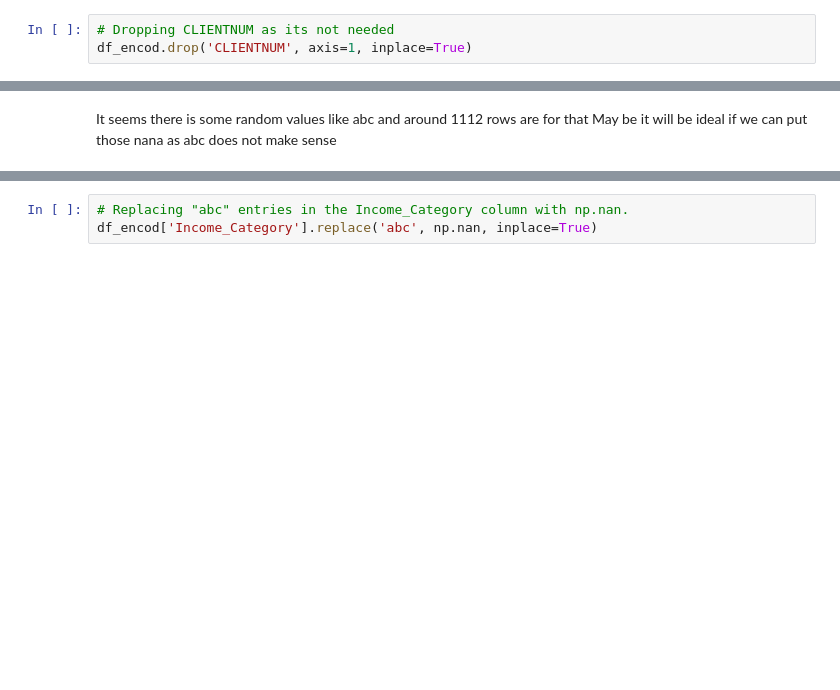
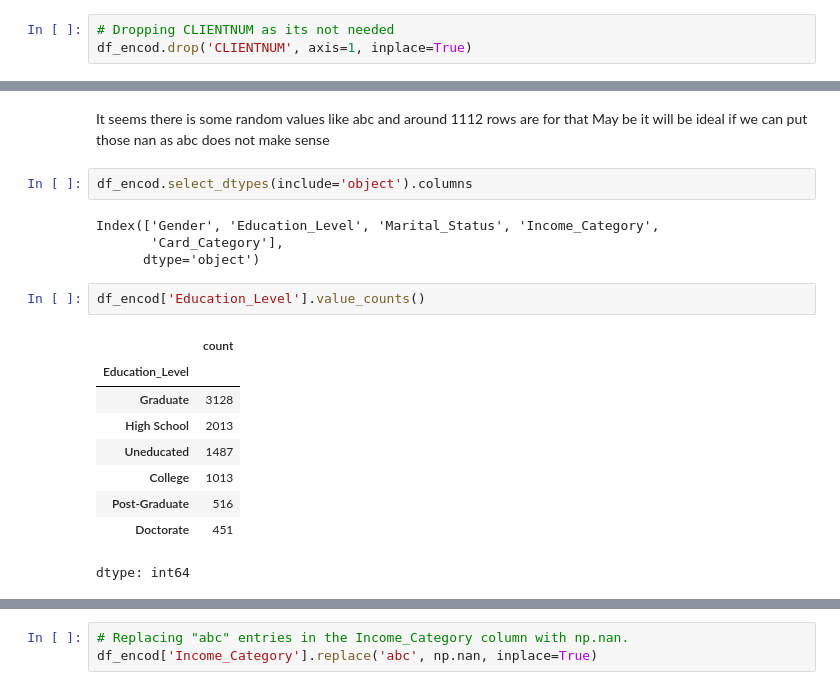
Before and after one commit to Rajesh2015/credit-card-user-churn-prediction, a Jupyter notebook: credit-card-churn-solution.ipynb, the cells around one changed output, grey strips where cells are left out. Drawn from its saved outputs; the diff is of its cells as text; blank space fills up the shorter version.

```diff
--- a/credit-card-churn-solution.ipynb
+++ b/credit-card-churn-solution.ipynb
@@ -240,2 +345,20 @@ df_encod['Income_Category'].value_counts()
 # %% [markdown]
-It seems there is some random values like abc and around 1112 rows are for that May be it will be ideal if we can put those nana as abc does not make sense
+It seems there is some random values like abc and around 1112 rows are for that May be it will be ideal if we can put those nan as abc does not make sense
+# %%
+df_encod.select_dtypes(include='object').columns
+# %% [output]
+Index(['Gender', 'Education_Level', 'Marital_Status', 'Income_Category',
+       'Card_Category'],
+      dtype='object')
+# %%
+df_encod['Education_Level'].value_counts()
+# %% [output]
+|  | count |
+| Education_Level |  |
+| Graduate | 3128 |
+| High School | 2013 |
+| Uneducated | 1487 |
+| College | 1013 |
+| Post-Graduate | 516 |
+| Doctorate | 451 |
+dtype: int64
```
Also changed, not shown: parts of 22 cells of this notebook.
